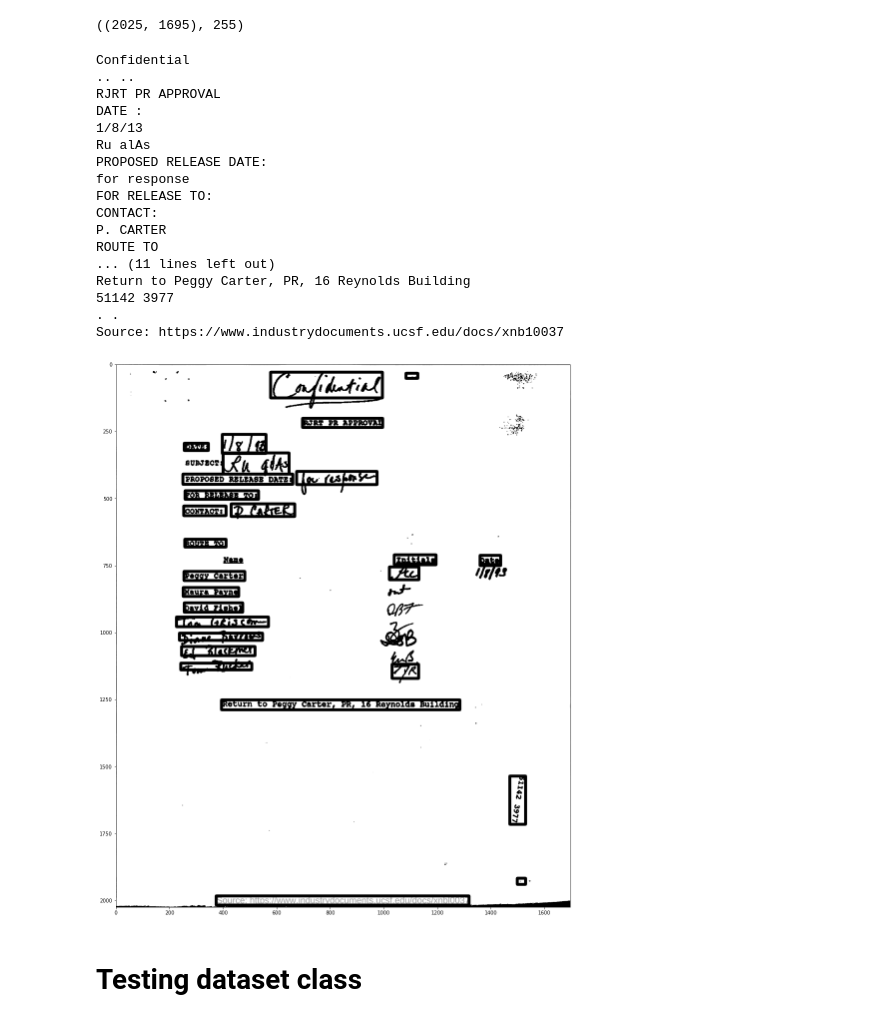
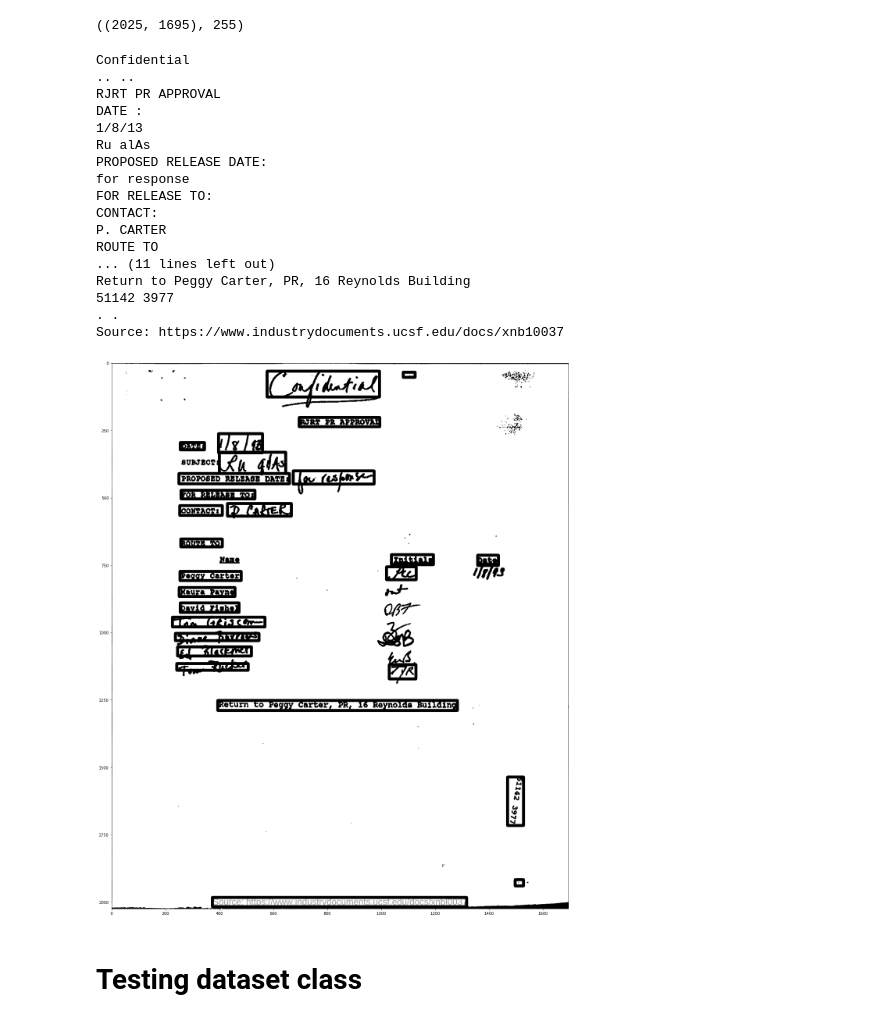
Before and after one commit to dscarmo/IA376J_final_project, a Jupyter notebook: explore_data.ipynb, the cells around one changed output. Cells and saved outputs as stored; diff of their text form; code cells hidden in the pictures.

Commit message:
preparations for image feature inclusion

```diff
--- a/explore_data.ipynb
+++ b/explore_data.ipynb
@@ -104,34 +105,36 @@ image.shape, image.max()
 display_bbox = image.copy()
 for i in range(nlines):
     bbox = ocr['recognitionResults'][0]['lines'][i]['boundingBox']
     text = ocr['recognitionResults'][0]['lines'][i]['text']
 
     pt1 = bbox[:2]
     pt2 = bbox[4:6]
     display_bbox = cv.rectangle(display_bbox, tuple(pt1), tuple(pt2), 0, 10)
     print(text)
 plt.figure(figsize=(20, 20))
 plt.imshow(display_bbox, cmap="gray")
+plt.tight_layout()
+plt.savefig("data/ocr_example.pdf")
 plt.show()
 # %% [output]
 Confidential
 .. ..
 RJRT PR APPROVAL
 DATE :
 1/8/13
 Ru alAs
 PROPOSED RELEASE DATE:
 for response
 FOR RELEASE TO:
 CONTACT:
 P. CARTER
 ROUTE TO
 ... (11 lines left out)
 Return to Peggy Carter, PR, 16 Reynolds Building
 51142 3977
 . .
 Source: https://www.industrydocuments.ucsf.edu/docs/xnb10037
-[figure, old version]
+[figure, new version]
 # %% [markdown]
 # Testing dataset class
 # %%
```
Also changed, not shown: parts of 1 cell of this notebook, 2 other files.
